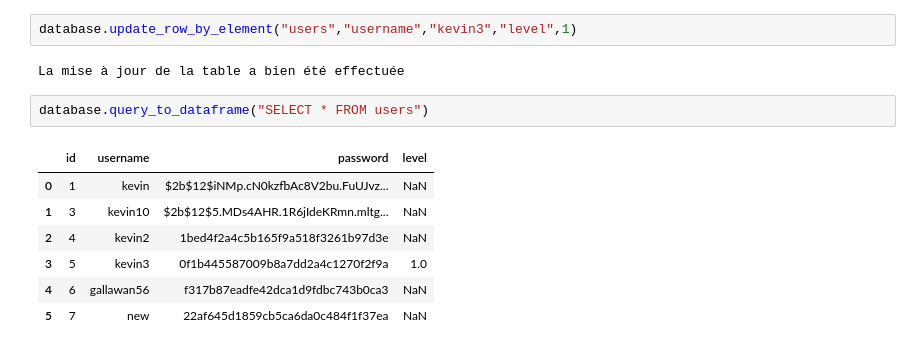
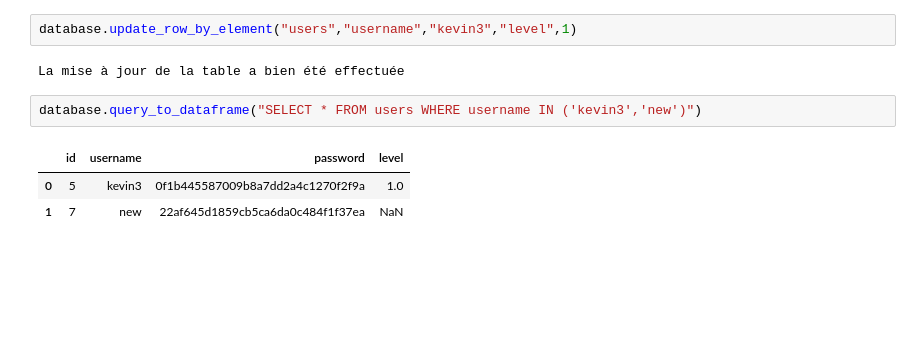
Before and after one commit to Kevin-Le-Grand/certif_app_immo, a Jupyter notebook: app/bdd_grafan.ipynb, the cells around one changed output. Drawn from its saved outputs; the diff is of its cells as text; blank space fills up the shorter version.

```diff
--- a/app/bdd_grafan.ipynb
+++ b/app/bdd_grafan.ipynb
@@ -273,12 +273,8 @@ database.update_row_by_element("users","username","kevin3","level",1)
 # %% [output]
 La mise à jour de la table a bien été effectuée
 # %%
-database.query_to_dataframe("SELECT * FROM users")
+database.query_to_dataframe("SELECT * FROM users WHERE username IN ('kevin3','new')")
 # %% [output]
 |  | id | username | password | level |
-| 0 | 1 | kevin | $2b$12$iNMp.cN0kzfbAc8V2bu.FuUJvz... | NaN |
-| 1 | 3 | kevin10 | $2b$12$5.MDs4AHR.1R6jIdeKRmn.mltg... | NaN |
-| 2 | 4 | kevin2 | 1bed4f2a4c5b165f9a518f3261b97d3e | NaN |
-| 3 | 5 | kevin3 | 0f1b445587009b8a7dd2a4c1270f2f9a | 1.0 |
-| 4 | 6 | gallawan56 | f317b87eadfe42dca1d9fdbc743b0ca3 | NaN |
-| 5 | 7 | new | 22af645d1859cb5ca6da0c484f1f37ea | NaN |
+| 0 | 5 | kevin3 | 0f1b445587009b8a7dd2a4c1270f2f9a | 1.0 |
+| 1 | 7 | new | 22af645d1859cb5ca6da0c484f1f37ea | NaN |
```
